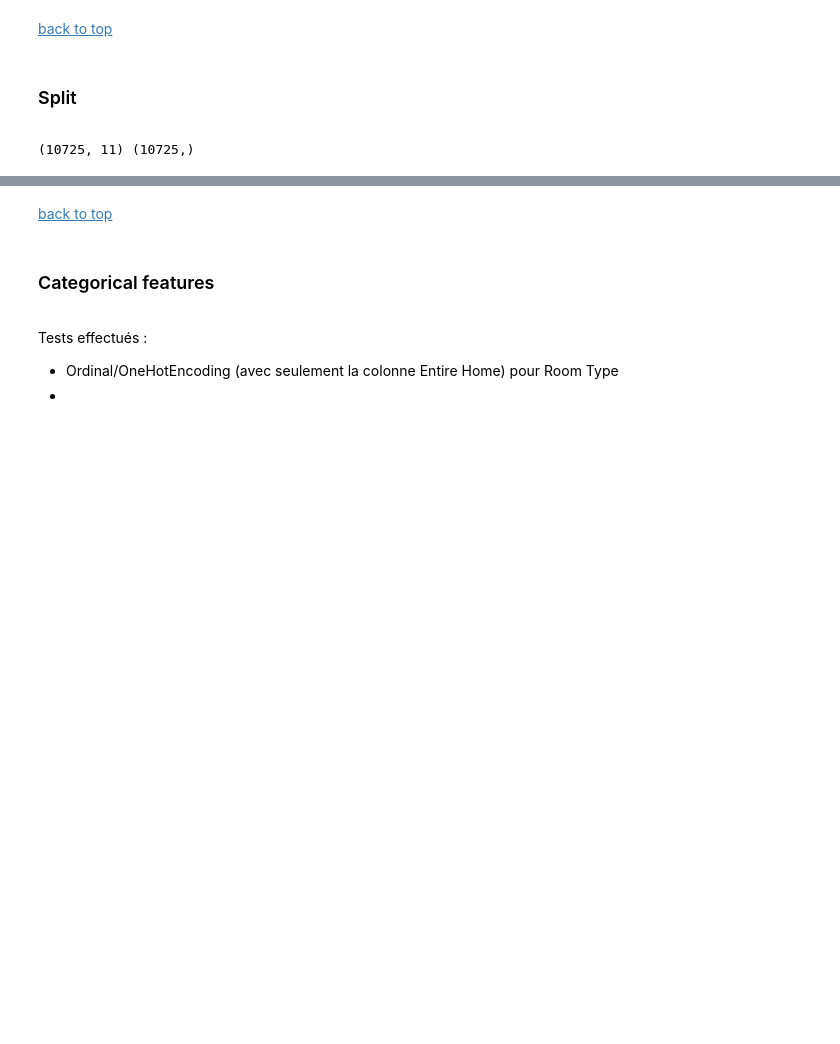
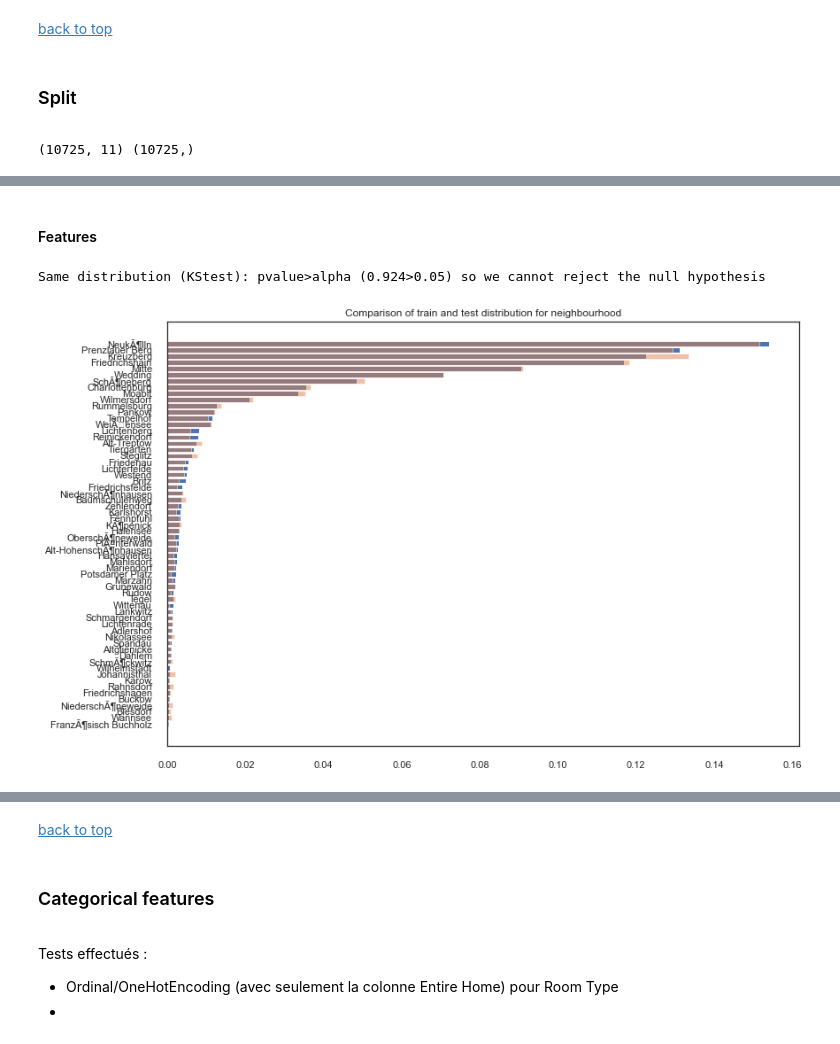
Before and after one commit to flaviendeseure/Airbnb_berlin_price_prediction, a Jupyter notebook: Projet - Airbnb Berlin Price Prediction.ipynb, the cells around one changed output, grey strips where cells are left out. Cells and saved outputs as stored; diff of their text form; code cells hidden in the pictures; blank space fills up the shorter version.

```diff
--- a/Projet - Airbnb Berlin Price Prediction.ipynb
+++ b/Projet - Airbnb Berlin Price Prediction.ipynb
@@ -179,3 +183,39 @@ def display_corr_matrix(corr_mat):
+# %%
+def test_distribution(df1,df2,col=None, alpha=0.05):
+    if col != None:
+        p_value = stats.ks_2samp(df1[col], df2[col]).pvalue
+    else:
+        p_value = stats.ks_2samp(df1, df2).pvalue
+    if p_value > alpha:
+        print(f"Same distribution (KStest): pvalue>alpha ({round(p_value,4)}>{alpha}) so we cannot reject the null hypothesis")
+    else:
+        print(f"Different distributions (KStest): pvalue<alpha ({round(p_value,4)}<{alpha}) so we reject the null hypothesis")
+
+def compare_discrete_distribution(df1, df2, col, alpha=0.05):
+    test_distribution(df1, df2, col, alpha=alpha)
+    df_bar1 = pd.DataFrame(df1[col].value_counts(normalize=True)).sort_values(col)
+    df_bar2 = pd.DataFrame(df2[col].value_counts(normalize=True)).sort_values(col)
+
+    plt.barh(df_bar1.index, df_bar1[col])
+    plt.barh(df_bar2.index, df_bar2[col], alpha=0.5)
+    plt.title(f"Comparison of train and test distribution for {col}")
+    plt.show()
+
+def compare_continuous_distribution(df1, df2, col, bins=None, alpha=0.05):
+    test_distribution(df1, df2, col, alpha=alpha)
+    if bins == None:
+        bins = len(df1[col].unique()) if len(df1[col].unique())<20 else 30
+    fig, ax = plt.subplots(figsize=(12,6))
+    sns.distplot(df1[col], hist=True, kde=True,
+                 bins=bins, color = 'blue',
+                 hist_kws={'edgecolor':'black'},
+                 kde_kws={'linewidth': 2, 'color':'green'}, ax=ax)
+    sns.distplot(df2[col], hist=True, kde=True,
+                 bins=bins, color = 'orange',
+                 hist_kws={'edgecolor':'black'},
+                 kde_kws={'linewidth': 2, 'color':'orange'}, ax=ax)
+    plt.title(f"Comparison of train and test distribution for {col}")
+    plt.show()
 # %% [markdown]
 #### Modeling
 # %%
@@ -1927,0 +2010,7 @@ print(X_train.shape,y_train.shape)
+# %% [markdown]
+#### Features
+# %%
+compare_discrete_distribution(X_train, X_test, "neighbourhood")
+# %% [output]
+Same distribution (KStest): pvalue>alpha (0.924>0.05) so we cannot reject the null hypothesis
+[figure, added]
```
Also changed, not shown: parts of 34 cells of this notebook, 3 other files.
